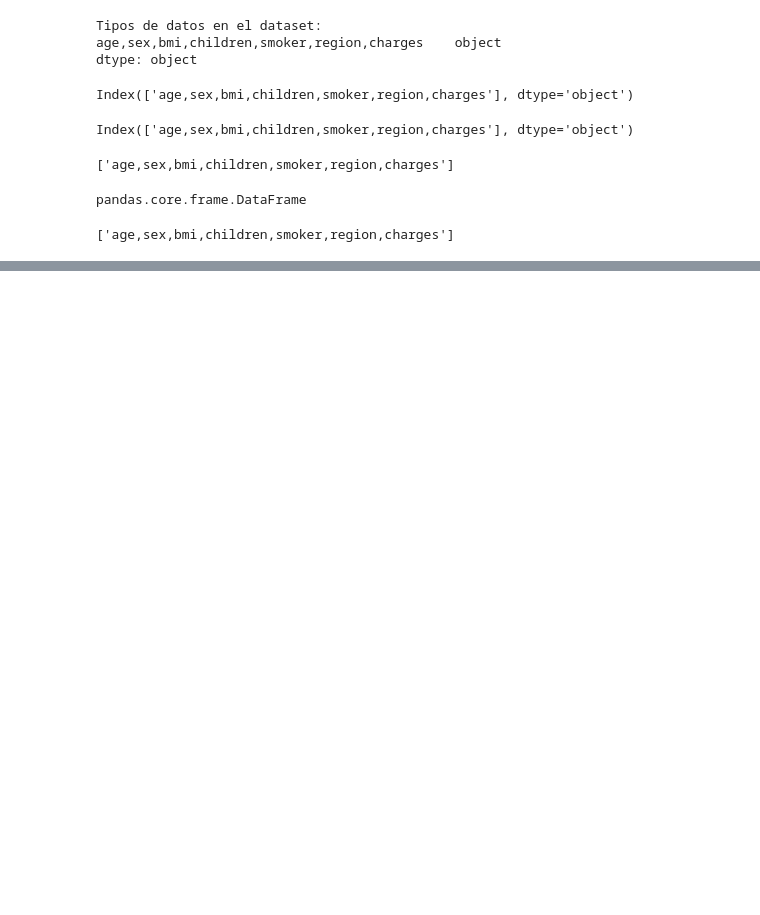
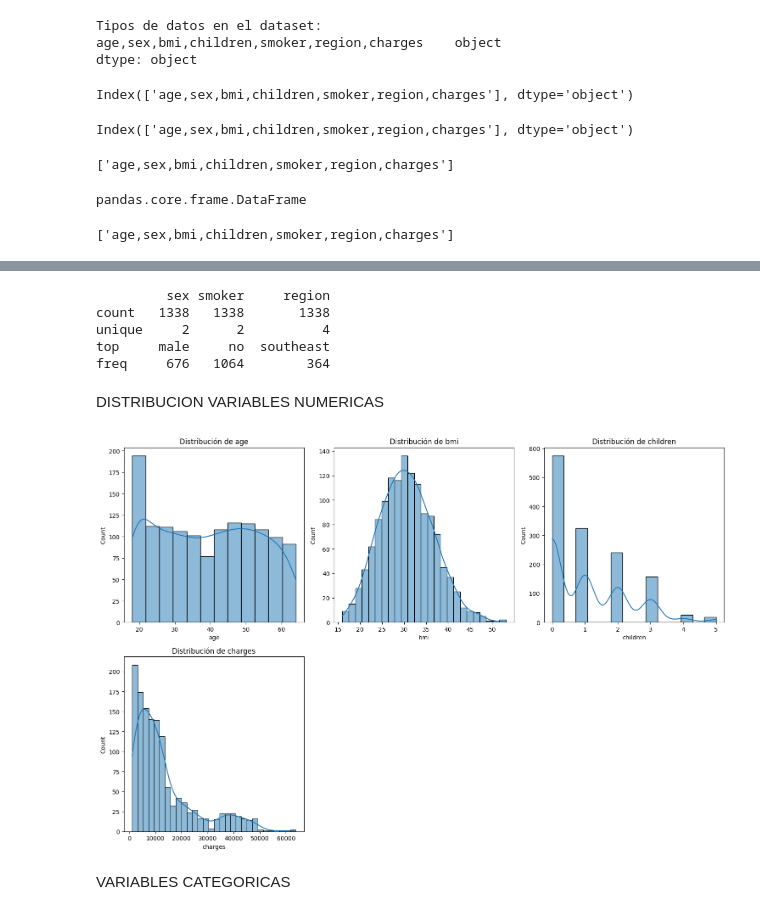
Before and after one commit to monikaguilar/REGRESION_LINEAL, a Jupyter notebook: src/explore.ipynb, the cells around one changed output, grey strips where cells are left out. Saved outputs shown, nothing was run; the diff lists cells and outputs as text; code cells hidden in the pictures; blank space fills up the shorter version.

```diff
--- a/src/explore.ipynb
+++ b/src/explore.ipynb
@@ -114,0 +128,2 @@ FileNotFoundError: [Errno 2] No such file or directory: 'medical.csv'
+# %%
+medical = pd.read_csv("https://raw.githubusercontent.com/4GeeksAcademy/linear-regression-project-tutorial/main/medical_insurance_cost.csv")
@@ -114,0 +164,28 @@ FileNotFoundError: [Errno 2] No such file or directory: 'medical.csv'
+# %%
+print(medical.select_dtypes(include='object').describe())
+# %% [output]
+         sex smoker     region
+count   1338   1338       1338
+unique     2      2          4
+top     male     no  southeast
+freq     676   1064        364
+# %% [markdown]
+DISTRIBUCION VARIABLES NUMERICAS
+# %%
+
+import matplotlib.pyplot as plt
+import seaborn as sns
+
+num_cols = medical.select_dtypes(include=['int64', 'float64']).columns.tolist()
+
+plt.figure(figsize=(15,10))
+for i, col in enumerate(num_cols):
+    plt.subplot(2, 3, i+1)
+    sns.histplot(medical[col], kde=True)
+    plt.title(f'Distribución de {col}')
+plt.tight_layout()
+plt.show()
+# %% [output]
+[figure, added]
+# %% [markdown]
+VARIABLES CATEGORICAS
```
Also changed, not shown: parts of 26 cells of this notebook.
